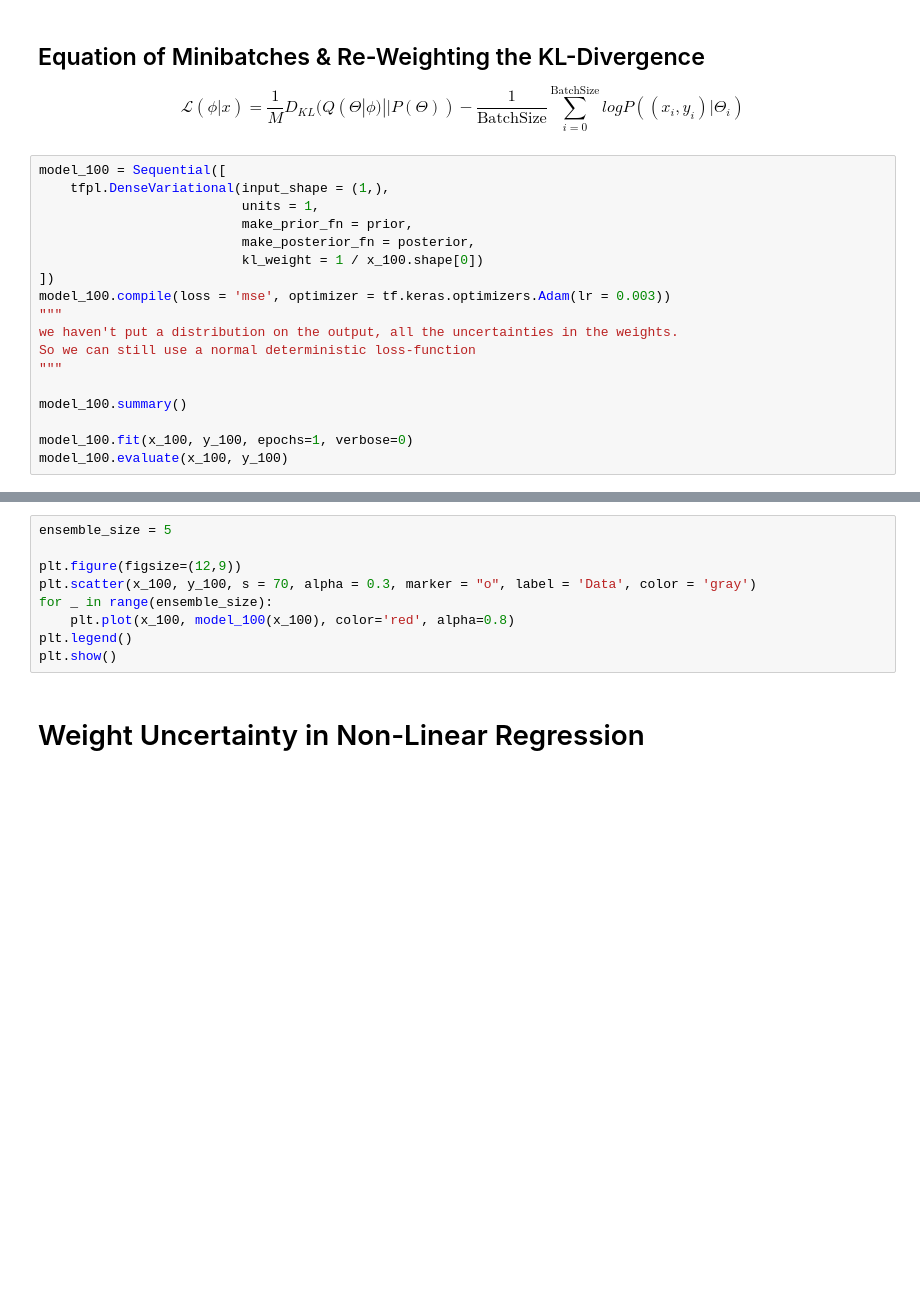
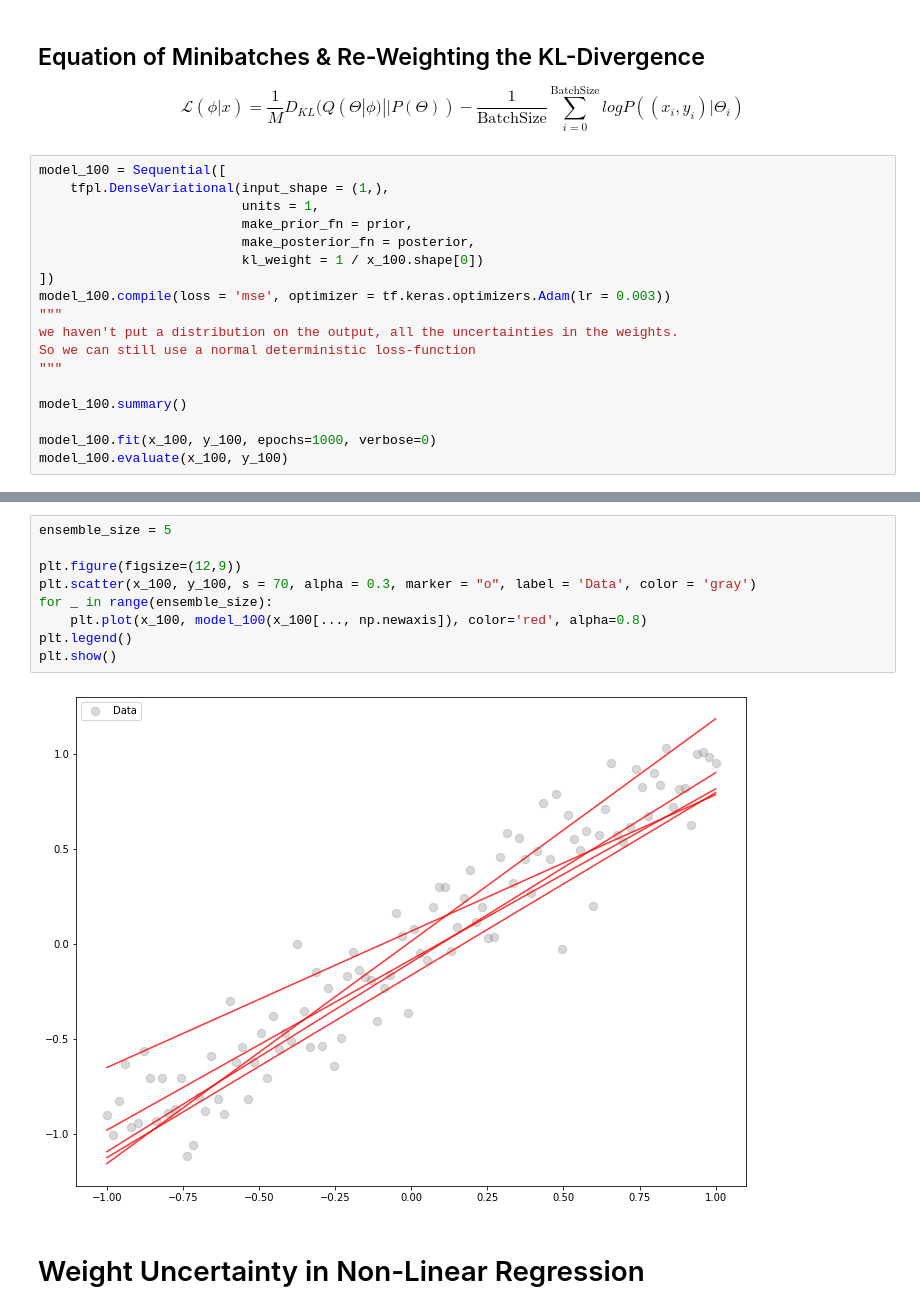
Before and after one commit to llv22/tensorflow_daily, a Jupyter notebook: 09_tf_probability/weight_uncertainty_via_tfp.ipynb, the cells around one changed output, grey strips where cells are left out. Cells and saved outputs as stored; diff of their text form; blank space fills up the shorter version.

```diff
--- a/09_tf_probability/weight_uncertainty_via_tfp.ipynb
+++ b/09_tf_probability/weight_uncertainty_via_tfp.ipynb
@@ -66,5 +68,5 @@ So we can still use a normal deterministic loss-function
 
 model_100.summary()
 
-model_100.fit(x_100, y_100, epochs=1, verbose=0)
+model_100.fit(x_100, y_100, epochs=1000, verbose=0)
 model_100.evaluate(x_100, y_100)
@@ -80,12 +118,14 @@ print('posterior variance:', posterior_protected.variance().numpy()) # [0.030628
 # %%
 ensemble_size = 5
 
 plt.figure(figsize=(12,9))
 plt.scatter(x_100, y_100, s = 70, alpha = 0.3, marker = "o", label = 'Data', color = 'gray')
 for _ in range(ensemble_size):
-    plt.plot(x_100, model_100(x_100), color='red', alpha=0.8)
+    plt.plot(x_100, model_100(x_100[..., np.newaxis]), color='red', alpha=0.8)
 plt.legend()
 plt.show()
+# %% [output]
+[figure, added]
 # %% [markdown]
 # Weight Uncertainty in Non-Linear Regression
 # %%
```
Also changed, not shown: parts of 8 cells of this notebook.
